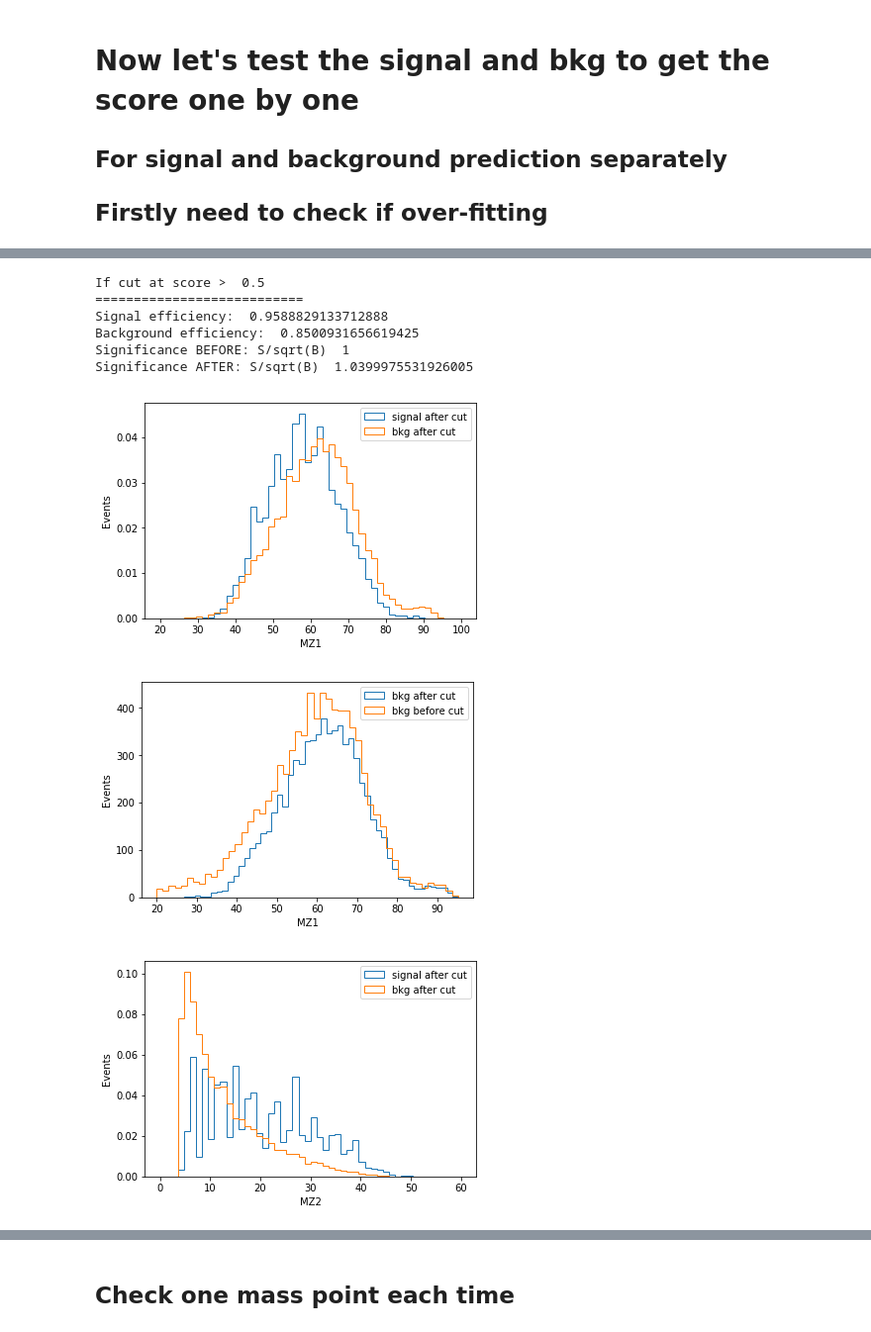
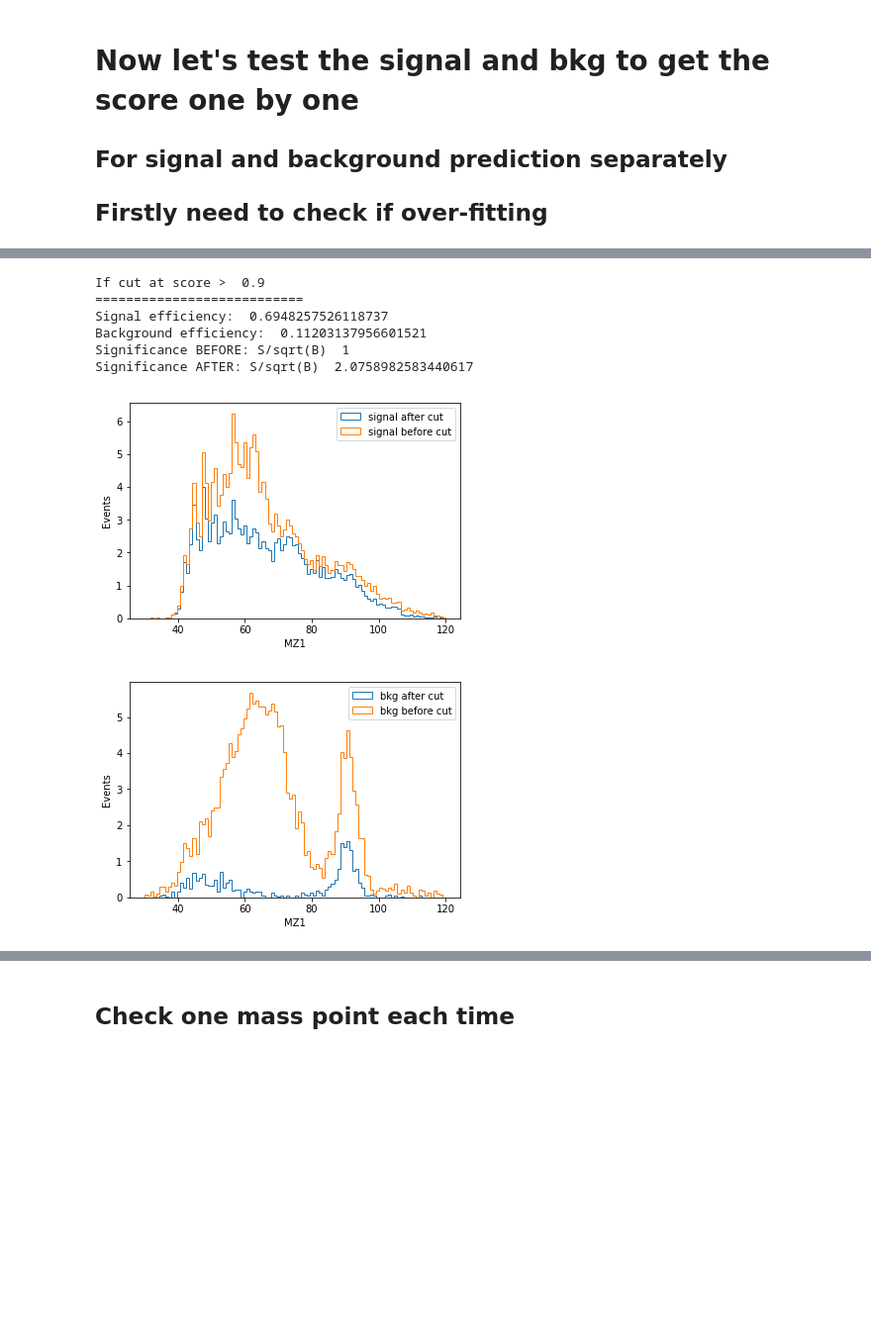
Before and after one commit to zhuhel/Parameterized-DNN, a Jupyter notebook: work_all.ipynb, the cells around one changed output, grey strips where cells are left out. Shown at 99% size. Cells and saved outputs as stored; diff of their text form; code cells hidden in the pictures; blank space fills up the shorter version.

```diff
--- a/work_all.ipynb
+++ b/work_all.ipynb
@@ -65,20 +67,19 @@ Rescale the samples according to their cross section.
 # %%
 Xsec_dict={5:6.76E-03, 7:5.33E-03, 9:4.40E-03, 11:3.71E-03, 13:3.18E-03, 15:3.59E-03, 17:3.86E-03, 19:4.02E-03, 23:5.81E-03, 27:6.67E-03, 31:6.71E-03, 35:9.60E-03, 39:1.07E-02, 45:7.99E-03, 51:5.20E-03, 57:6.36E-03, 63:8.33E-03, 69:9.77E-03, 75:1.17E-02}
 
-def getweight(xtrain, mass=5):
-    totalWt = sum(xtrain[:,-1])
-    xtrain[:,-1] = Xsec_dict[mass]*xtrain[:,-1]/totalWt
-    return xtrain
+def getweight(wt, mass=5):
+    totalWt = sum(wt)
+    wt = Xsec_dict[mass]*wt/totalWt*(1000/0.12369)
+    return wt
 
-def norweight(wt, norm=1000):
+def norweight(wt, norm=1091):
     totalWt = sum(wt)
-    frac = norm/totalWt
-    wt = frac*wt
+    wt = norm*wt/totalWt
     return wt
 
 def get_part_feature(xtrain):
-    nf = [0,1,2,3,4,5,6,7,8,11,12,13,14,15,16,17,18,19]
-    #nf = [20,21,22,23,24,25,26,27,28,31,34,35,36,37,38,39]
+    #nf = [0,1,2,3,4,5,6,7,8,11,12,13,14,15,16,17,18,19]
+    nf = [0,1,2,3,4,5,6,7,8,11,12,13,14,16,17,18,19]
     xtrain = xtrain[:,nf]
     return xtrain
 # %% [markdown]
@@ -827,5 +776,5 @@ plt.show()
 # %%
-cut = 0.5
+cut = 0.9
 print ("If cut at score > ", cut)
 ## Before cut
 all_sig_all=0
@@ -853,55 +802,65 @@ xb_good = np.empty((0,xb_test.shape[1]))
 for ie in range(len(xb_test)):
     if pred_bkg_test[ie]>cut:
         n_bkg += xb_test[ie,-1]
         xb_good = np.append(xb_good, np.reshape(xb_test[ie],(1,-1)),axis = 0)
 #print (len(xb_good))
 
 eff_sig = n_sig/all_sig_all
 eff_bkg = n_bkg/all_bkg_all
 sigif_cut = eff_sig/np.sqrt(eff_bkg)
 
 print ("Signal efficiency: ", eff_sig)
 print ("Background efficiency: ", eff_bkg)
 print ("Significance BEFORE: S/sqrt(B) ", 1)
 print ("Significance AFTER: S/sqrt(B) ", sigif_cut)
 
 ## make plots after cut
-plt.hist(xs_good[:,9], bins=50, histtype='step', label='signal after cut', range=(20,100), density=True)
-plt.hist(xb_good[:,9], bins=50, histtype='step', label='bkg after cut', range=(20,100), density=True)
+plt.hist(xs_good[:,9], bins=100, histtype='step', label='signal after cut', range=(30,120), weights=xs_good[:,-1])
+plt.hist(xs_test[:,9], bins=100, histtype='step', label='signal before cut', range=(30,120), weights=xs_test[:,-1])
 #plt.hist(xs_test[:,9], bins=50, histtype='step', label='signal before cut')
 plt.legend(prop={'size': 10})
 plt.xlabel("MZ1")
-plt.ylabel("A.U.")
+plt.ylabel("Events")
+#plt.yscale('log')
+#plt.ylim([10e-2,10e2])
+plt.savefig("/Users/zhuheling/ML/keras/example_hep/myTest/plots/plots_nopTZZ/hM_sig_mz1.pdf")
 plt.show()
 
-plt.hist(xb_good[:,9], bins=50, histtype='step', label='bkg after cut')
-plt.hist(xb_test[:,9], bins=50, histtype='step', label='bkg before cut')
+plt.hist(xb_good[:,9], bins=100, histtype='step', label='bkg after cut', range=(30,120), weights=xb_good[:,-1])
+#plt.hist(xs_good[:,9], bins=50, histtype='step', label='signal after cut', range=(30,120), weights=xs_good[:,-1])
+plt.hist(xb_test[:,9], bins=100, histtype='step', label='bkg before cut', range=(30,120), weights=xb_test[:,-1])
+#plt.hist(xs_test[:,9], bins=50, histtype='step', label='signal before cut', range=(30,120), weights=xs_test[:,-1])
 plt.legend(prop={'size': 10})
 plt.xlabel("MZ1")
 plt.ylabel("Events")
+#plt.yscale('log')
+#plt.ylim([10e-2,10e2])
+plt.savefig("/Users/zhuheling/ML/keras/example_hep/myTest/plots/plots_nopTZZ/hM_bkg_mz1.pdf")
 plt.show()
 
-plt.hist(xs_good[:,10], bins=50, histtype='step', label='signal after cut', range=(0,60), density=True)
-plt.hist(xb_good[:,10], bins=50, histtype='step', label='bkg after cut', range=(0,60), density=True)
-#plt.hist(xs_test[:,10], bins=50, histtype='step', label='signal before cut')
-plt.legend(prop={'size': 10})
-plt.xlabel("MZ2")
-plt.ylabel("A.U.")
-plt.show()
+#plt.hist(xs_good[:,10], bins=50, histtype='step', label='signal after cut', range=(0,60), density=True)
+#plt.hist(xb_good[:,10], bins=50, histtype='step', label='bkg after cut', range=(0,60), density=True)
+##plt.hist(xs_test[:,10], bins=50, histtype='step', label='signal before cut')
+#plt.legend(prop={'size': 10})
+#plt.xlabel("MZ2")
+#plt.ylabel("A.U.")
+#plt.xlim([0,50])
+#plt.show()
 
-plt.hist(xb_good[:,10], bins=50, histtype='step', label='bkg after cut')
-plt.hist(xb_test[:,10], bins=50, histtype='step', label='bkg before cut')
-plt.legend(prop={'size': 10})
-plt.xlabel("MZ2")
-plt.ylabel("Events")
-plt.show()
+#plt.hist(xb_good[:,10], bins=50, histtype='step', label='bkg after cut')
+#plt.hist(xb_test[:,10], bins=50, histtype='step', label='bkg before cut')
+#plt.legend(prop={'size': 10})
+#plt.xlabel("MZ2")
+#plt.ylabel("Events")
+#plt.yscale('log')
+#plt.xlim([0,50])
+#plt.show()
 # %% [output]
-If cut at score >  0.5
+If cut at score >  0.9
 ===========================
-Signal efficiency:  0.9588829133712888
-Background efficiency:  0.8500931656619425
+Signal efficiency:  0.6948257526118737
+Background efficiency:  0.11203137956601521
 Significance BEFORE: S/sqrt(B)  1
-Significance AFTER: S/sqrt(B)  1.0399975531926005
+Significance AFTER: S/sqrt(B)  2.0758982583440617
-[figure, old version]
+[figure, new version]
-[figure, old version]
+[figure, new version]
-[figure, removed]
```
Also changed, not shown: parts of 28 cells of this notebook, 2 other files.
